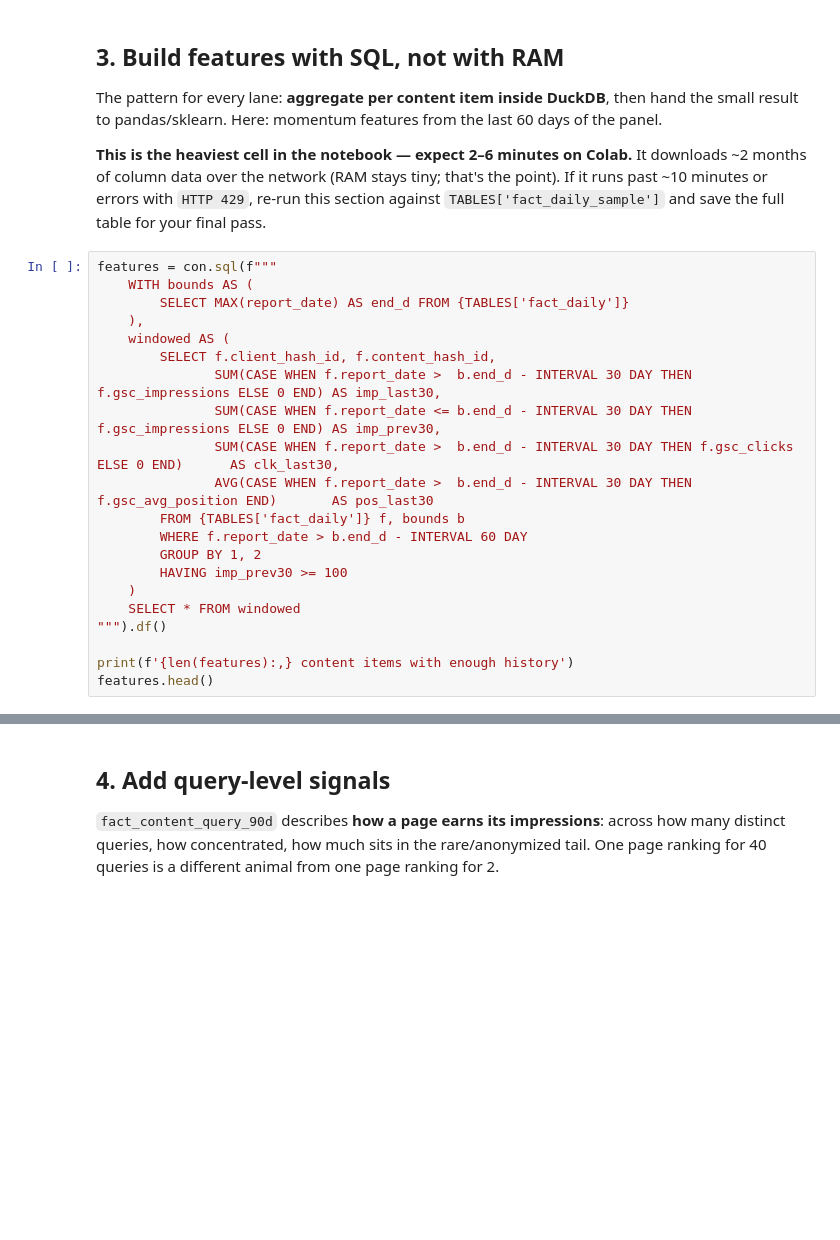
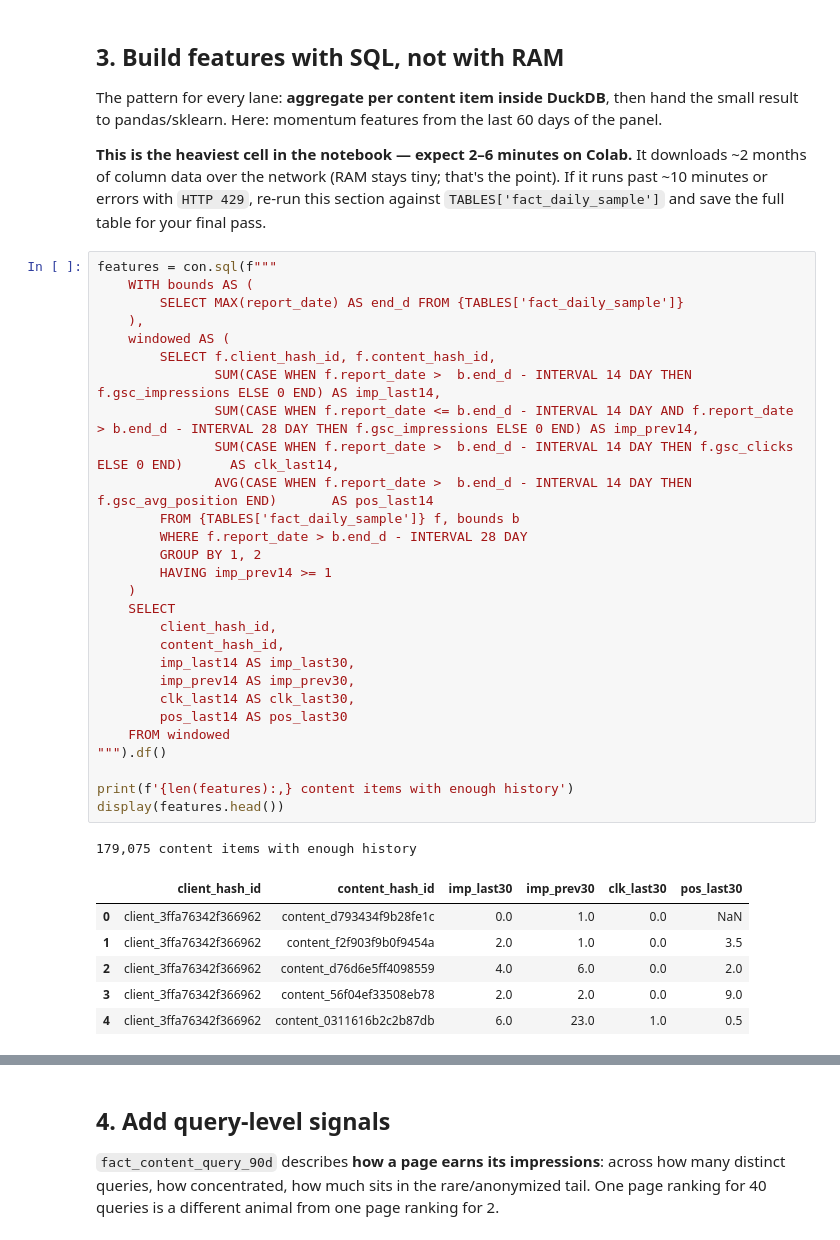
Before and after one commit to rafiul254/Flyrank_AI-ML-internship, a Jupyter notebook: notebooks/03_working_with_the_full_release.ipynb, the cells around one changed output, grey strips where cells are left out. Saved outputs shown, nothing was run; the diff lists cells and outputs as text; blank space fills up the shorter version.

```diff
--- a/notebooks/03_working_with_the_full_release.ipynb
+++ b/notebooks/03_working_with_the_full_release.ipynb
@@ -87,21 +110,36 @@ result to pandas/sklearn. Here: momentum features from the last 60 days of the p
 # %%
 features = con.sql(f"""
     WITH bounds AS (
-        SELECT MAX(report_date) AS end_d FROM {TABLES['fact_daily']}
+        SELECT MAX(report_date) AS end_d FROM {TABLES['fact_daily_sample']}
     ),
     windowed AS (
         SELECT f.client_hash_id, f.content_hash_id,
-               SUM(CASE WHEN f.report_date >  b.end_d - INTERVAL 30 DAY THEN f.gsc_impressions ELSE 0 END) AS imp_last30,
-               SUM(CASE WHEN f.report_date <= b.end_d - INTERVAL 30 DAY THEN f.gsc_impressions ELSE 0 END) AS imp_prev30,
-               SUM(CASE WHEN f.report_date >  b.end_d - INTERVAL 30 DAY THEN f.gsc_clicks ELSE 0 END)      AS clk_last30,
-               AVG(CASE WHEN f.report_date >  b.end_d - INTERVAL 30 DAY THEN f.gsc_avg_position END)       AS pos_last30
-        FROM {TABLES['fact_daily']} f, bounds b
-        WHERE f.report_date > b.end_d - INTERVAL 60 DAY
+               SUM(CASE WHEN f.report_date >  b.end_d - INTERVAL 14 DAY THEN f.gsc_impressions ELSE 0 END) AS imp_last14,
+               SUM(CASE WHEN f.report_date <= b.end_d - INTERVAL 14 DAY AND f.report_date > b.end_d - INTERVAL 28 DAY THEN f.gsc_impressions ELSE 0 END) AS imp_prev14,
+               SUM(CASE WHEN f.report_date >  b.end_d - INTERVAL 14 DAY THEN f.gsc_clicks ELSE 0 END)      AS clk_last14,
+               AVG(CASE WHEN f.report_date >  b.end_d - INTERVAL 14 DAY THEN f.gsc_avg_position END)       AS pos_last14
+        FROM {TABLES['fact_daily_sample']} f, bounds b
+        WHERE f.report_date > b.end_d - INTERVAL 28 DAY
         GROUP BY 1, 2
-        HAVING imp_prev30 >= 100
+        HAVING imp_prev14 >= 1
     )
-    SELECT * FROM windowed
+    SELECT
+        client_hash_id,
+        content_hash_id,
+        imp_last14 AS imp_last30,
+        imp_prev14 AS imp_prev30,
+        clk_last14 AS clk_last30,
+        pos_last14 AS pos_last30
+    FROM windowed
 """).df()
 
 print(f'{len(features):,} content items with enough history')
-features.head()
+display(features.head())
+# %% [output]
+179,075 content items with enough history
+|  | client_hash_id | content_hash_id | imp_last30 | imp_prev30 | clk_last30 | pos_last30 |
+| 0 | client_3ffa76342f366962 | content_d793434f9b28fe1c | 0.0 | 1.0 | 0.0 | NaN |
+| 1 | client_3ffa76342f366962 | content_f2f903f9b0f9454a | 2.0 | 1.0 | 0.0 | 3.5 |
+| 2 | client_3ffa76342f366962 | content_d76d6e5ff4098559 | 4.0 | 6.0 | 0.0 | 2.0 |
+| 3 | client_3ffa76342f366962 | content_56f04ef33508eb78 | 2.0 | 2.0 | 0.0 | 9.0 |
+| 4 | client_3ffa76342f366962 | content_0311616b2c2b87db | 6.0 | 23.0 | 1.0 | 0.5 |
```
Also changed, not shown: parts of 7 cells of this notebook.
